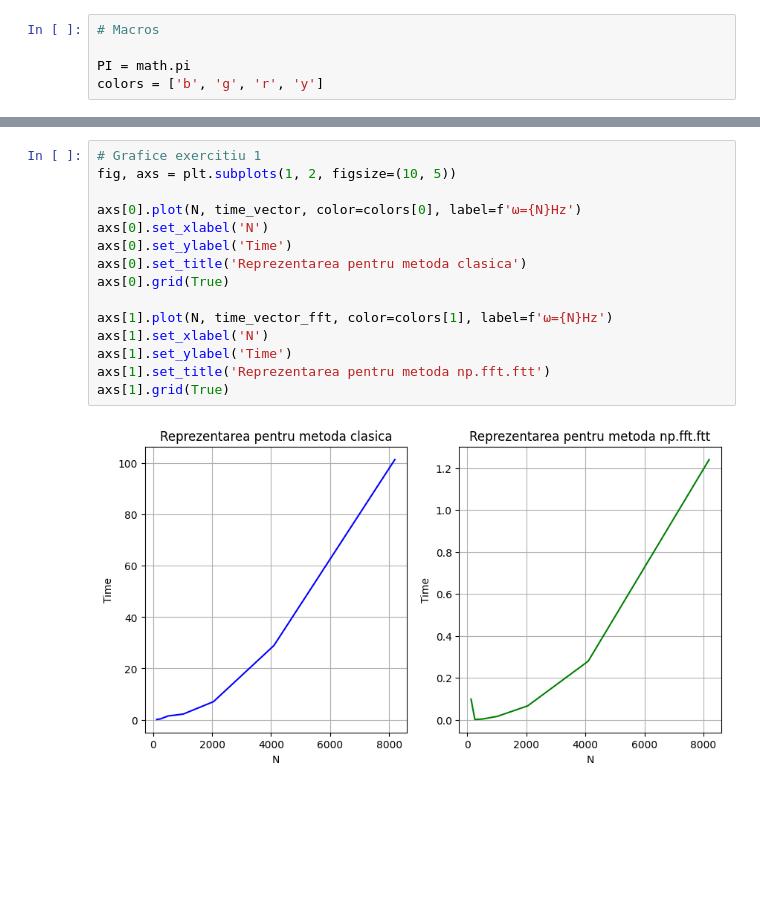
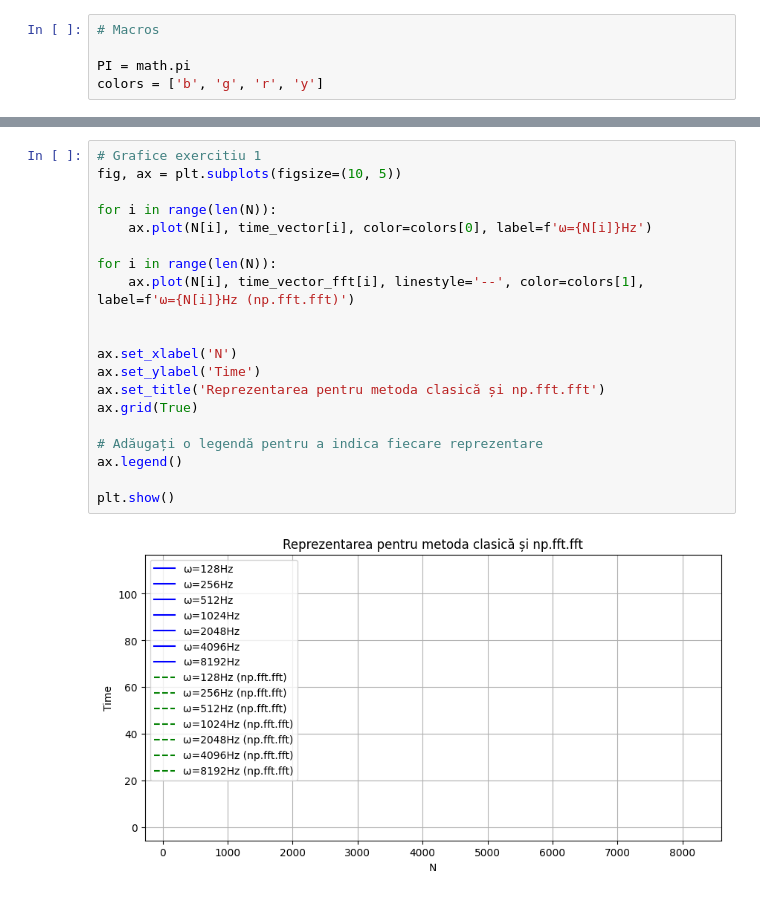
Before and after one commit to nicugnm/ProcesareaSemnalelor, a Jupyter notebook: lab4.ipynb, the cells around one changed output, grey strips where cells are left out. Saved outputs shown, nothing was run; the diff lists cells and outputs as text; blank space fills up the shorter version.

```diff
--- a/lab4.ipynb
+++ b/lab4.ipynb
@@ -51,20 +51,25 @@ Folosind metoda clasica pentru N=8192 avem timpul de executie: 101.4643268585205
 # %%
 # Grafice exercitiu 1
-fig, axs = plt.subplots(1, 2, figsize=(10, 5))
+fig, ax = plt.subplots(figsize=(10, 5))
 
-axs[0].plot(N, time_vector, color=colors[0], label=f'ω={N}Hz')
-axs[0].set_xlabel('N')
-axs[0].set_ylabel('Time')
-axs[0].set_title('Reprezentarea pentru metoda clasica')
-axs[0].grid(True)
+for i in range(len(N)):
+    ax.plot(N[i], time_vector[i], color=colors[0], label=f'ω={N[i]}Hz')
 
-axs[1].plot(N, time_vector_fft, color=colors[1], label=f'ω={N}Hz')
-axs[1].set_xlabel('N')
-axs[1].set_ylabel('Time')
-axs[1].set_title('Reprezentarea pentru metoda np.fft.ftt')
-axs[1].grid(True)
+for i in range(len(N)):
+    ax.plot(N[i], time_vector_fft[i], linestyle='--', color=colors[1], label=f'ω={N[i]}Hz (np.fft.fft)')
+
+
+ax.set_xlabel('N')
+ax.set_ylabel('Time')
+ax.set_title('Reprezentarea pentru metoda clasică și np.fft.fft')
+ax.grid(True)
+
+# Adăugați o legendă pentru a indica fiecare reprezentare
+ax.legend()
+
+plt.show()
 # %% [output]
-[figure, old version]
+[figure, new version]
 # %%
 # Ex 2
 def x(t, frequency=10, amplitude=1, phase=0):
```
Also changed, not shown: parts of 2 cells of this notebook, 2 other files.
